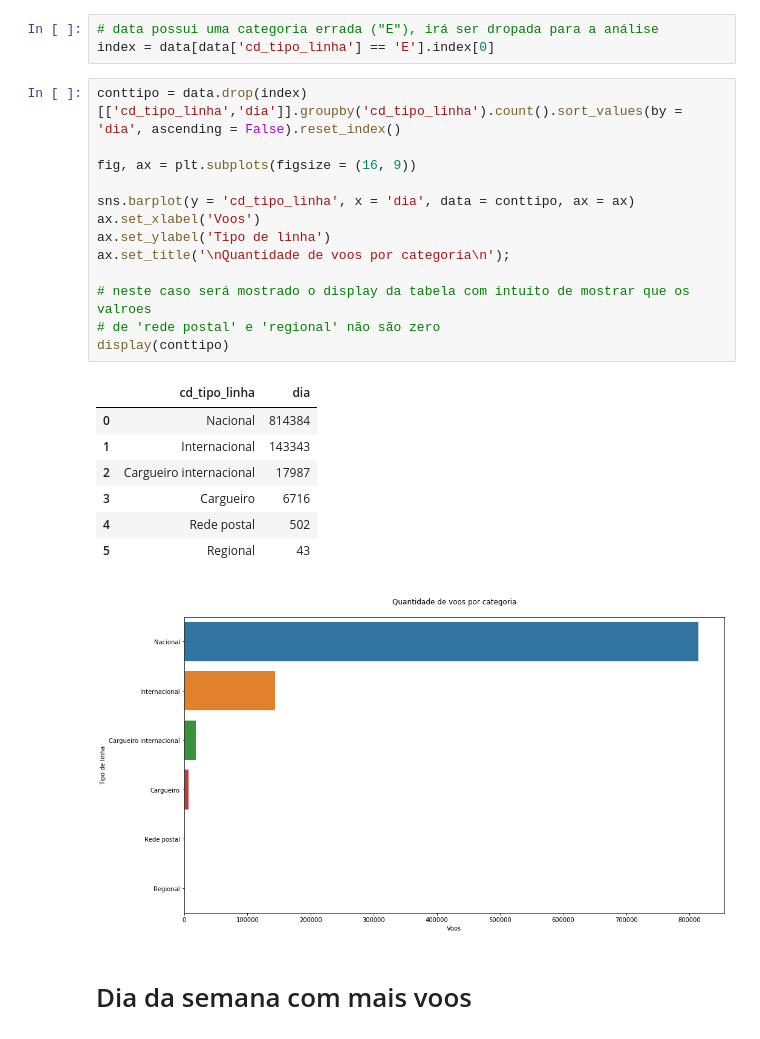
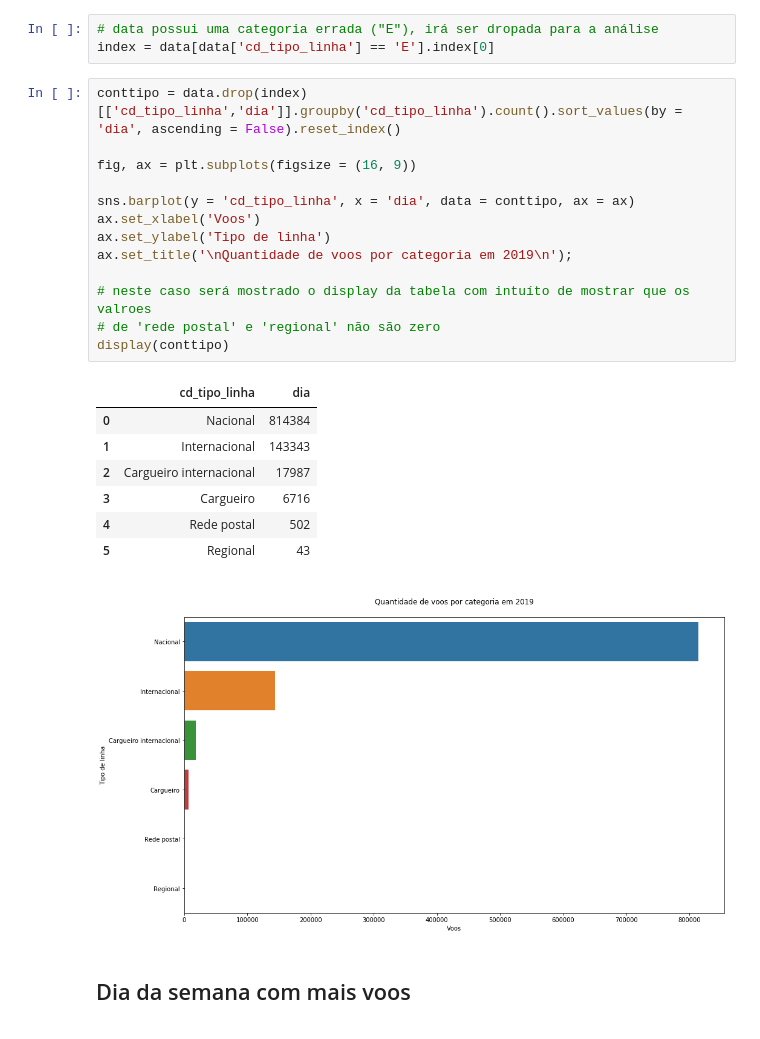
Before and after one commit to matheuslavado/flights-brazil, a Jupyter notebook: flights_brazil_analysis.ipynb, the cells around one changed output. Saved outputs shown, nothing was run; the diff lists cells and outputs as text.

```diff
--- a/flights_brazil_analysis.ipynb
+++ b/flights_brazil_analysis.ipynb
@@ -84,27 +89,27 @@ index = data[data['cd_tipo_linha'] == 'E'].index[0]
 # %%
 conttipo = data.drop(index)[['cd_tipo_linha','dia']].groupby('cd_tipo_linha').count().sort_values(by = 'dia', ascending = False).reset_index()
 
 fig, ax = plt.subplots(figsize = (16, 9))
 
 sns.barplot(y = 'cd_tipo_linha', x = 'dia', data = conttipo, ax = ax)
 ax.set_xlabel('Voos')
 ax.set_ylabel('Tipo de linha')
-ax.set_title('\nQuantidade de voos por categoria\n');
+ax.set_title('\nQuantidade de voos por categoria em 2019\n');
 
 # neste caso será mostrado o display da tabela com intuíto de mostrar que os valroes
 # de 'rede postal' e 'regional' não são zero
 display(conttipo)
 # %% [output]
 |  | cd_tipo_linha | dia |
 | 0 | Nacional | 814384 |
 | 1 | Internacional | 143343 |
 | 2 | Cargueiro internacional | 17987 |
 | 3 | Cargueiro | 6716 |
 | 4 | Rede postal | 502 |
 | 5 | Regional | 43 |
-[figure, old version]
+[figure, new version]
 # %% [markdown]
-# Dia da semana com mais voos
+## Dia da semana com mais voos
 # %%
 partida = data[['dia_semana','dia']].groupby('dia_semana').count().reset_index()
 
```
Also changed, not shown: parts of 32 cells of this notebook.
